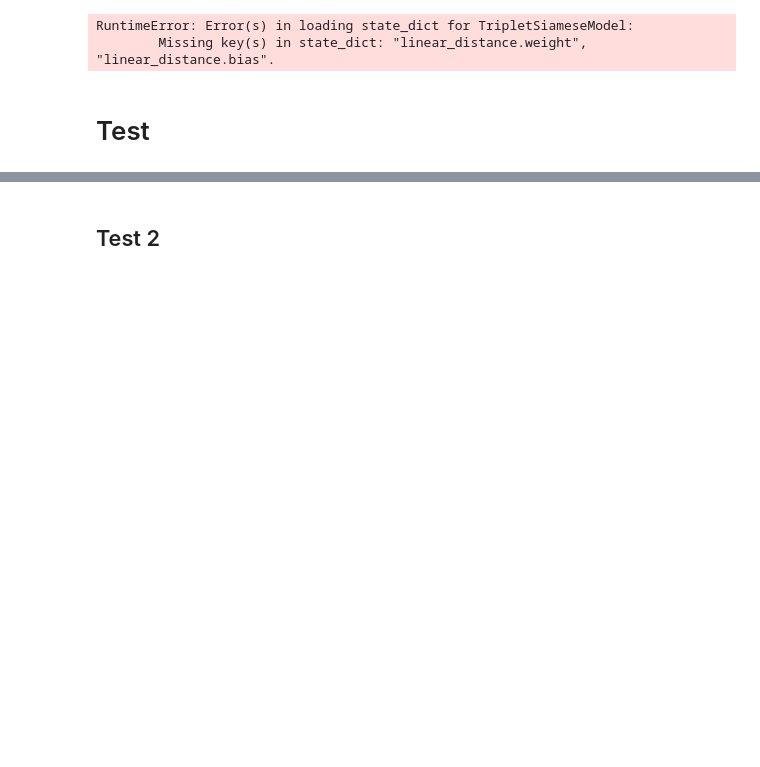
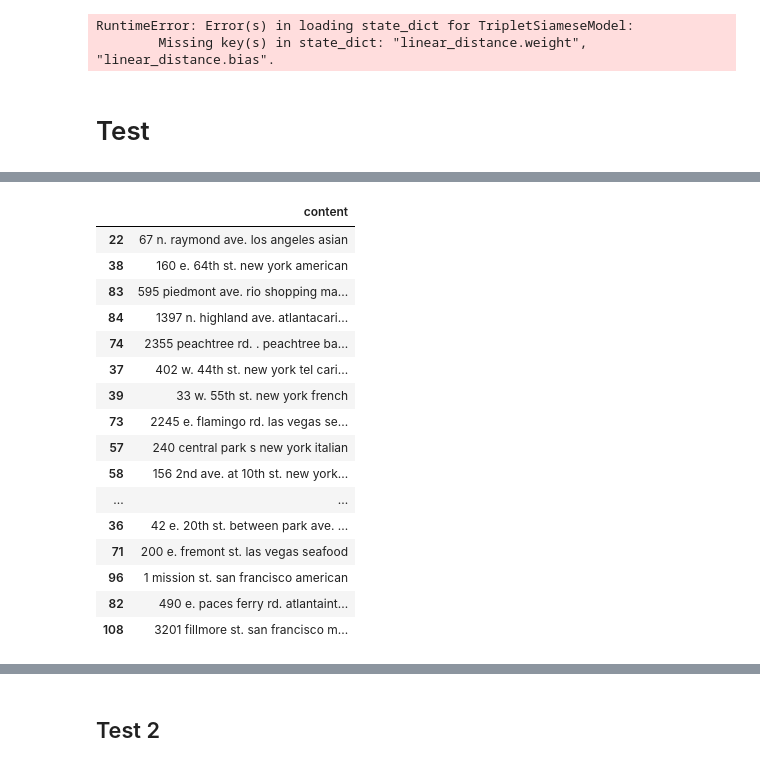
Before and after one commit to dac-nh/short-text-deduplication-siamese, a Jupyter notebook: deep-nn-model-triplet-loss.ipynb, the cells around one changed output, grey strips where cells are left out. Drawn from its saved outputs; the diff is of its cells as text; code cells hidden in the pictures; blank space fills up the shorter version.

```diff
--- a/deep-nn-model-triplet-loss.ipynb
+++ b/deep-nn-model-triplet-loss.ipynb
@@ -403,0 +404,19 @@ Fodor test
+# %%
+def create_pairs(df1, df2, pair):
+    df_out1 = []
+    df_out2 = []
+    y = []
+    for row in df_test_pair.itertuples():
+        # Create two test dataframe based on index file
+        # index, l_id, r_id, label
+        df_out1.append(df1['content'][df1['id'] == row[1]])
+        df_out2.append(df2['content'][df2['id'] == row[2]])
+        y.append(row[3])
+
+    df_out1 = pd.DataFrame(pd.concat(df_out1))
+    df_out2 = pd.DataFrame(pd.concat(df_out2))
+
+    # Create DataLoader
+    X1, X2, drop = data_loader(df_out1, df_out2)
+
+    return X1, X2, y, df_out1, df_out2
@@ -404,8 +455,15 @@ Fodor test
 # %%
-df_a = pd.read_csv(path + 'fodor/tableA.csv')
-df_a['content'] = df_a['addr'] + df_a['city'] + df_a['type']
-df_a['content'] = df_a['content'].str.replace('\'', '').str.replace('`', ' ')
+# Prepare data to input as DataLoader
+fd_a = pd.read_csv(path + 'fodor/tableA.csv')
+fd_a['content'] = fd_a['addr'] + fd_a['city'] + fd_a['type']
+fd_a['content'] = fd_a['content'].str.replace('\'', '').str.replace('`', ' ')
 
-df_b = pd.read_csv(path + 'fodor/tableB.csv')
-df_b['content'] = df_b['addr'] + df_b['city'] + df_b['type']
-df_b['content'] = df_b['content'].str.replace('\'', '').str.replace('`', ' ')
+fd_b = pd.read_csv(path + 'fodor/tableB.csv')
+fd_b['content'] = fd_b['addr'] + df_b['city'] + fd_b['type']
+fd_b['content'] = fd_b['content'].str.replace('\'', '').str.replace('`', ' ')
+
+fd_test_pair = pd.read_csv(path + 'fodor/test.csv')
+fd_train_pair = pd.read_csv(path + 'fodor/train.csv')
+
+X1_test, X2_test, y_test, df_test_1, df_test_2 = create_pairs(fd_a, fd_b, fd_test_pair)
+X1_train, X2_train, y_train, df_train_1, df_train_2 = create_pairs(fd_a, fd_b, fd_train_pair)
@@ -430,0 +520,20 @@ df_a
+# %%
+df_test_1[np.array(y_test) == 1]
+# %% [output]
+|  | content |
+| 22 | 67 n. raymond ave. los angeles asian |
+| 38 | 160 e. 64th st. new york american |
+| 83 | 595 piedmont ave. rio shopping ma... |
+| 84 | 1397 n. highland ave. atlantacari... |
+| 74 | 2355 peachtree rd. . peachtree ba... |
+| 37 | 402 w. 44th st. new york tel cari... |
+| 39 | 33 w. 55th st. new york french |
+| 73 | 2245 e. flamingo rd. las vegas se... |
+| 57 | 240 central park s new york italian |
+| 58 | 156 2nd ave. at 10th st. new york... |
+| ... | ... |
+| 36 | 42 e. 20th st. between park ave. ... |
+| 71 | 200 e. fremont st. las vegas seafood |
+| 96 | 1 mission st. san francisco american |
+| 82 | 490 e. paces ferry rd. atlantaint... |
+| 108 | 3201 fillmore st. san francisco m... |
```
Also changed, not shown: parts of 9 cells of this notebook, 2 other files.
